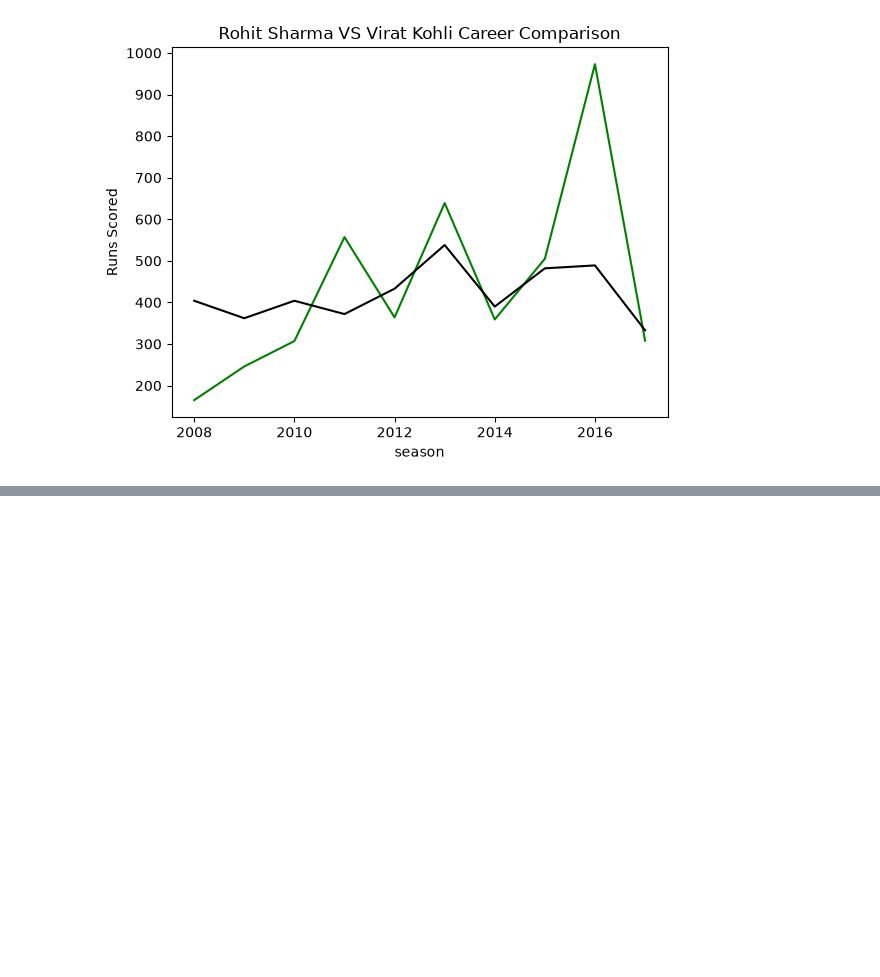
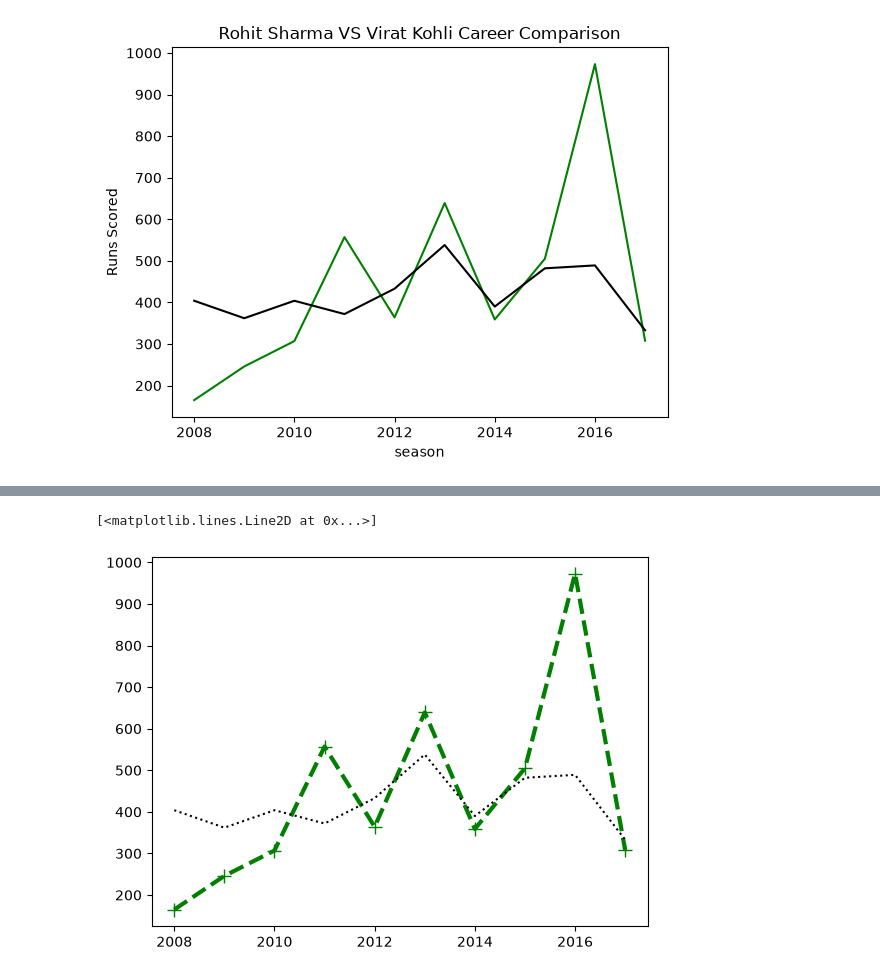
Before and after one commit to MahamFatima01713/Matplotlib_Mastery, a Jupyter notebook: Matplotlib.ipynb, the cells around one changed output, grey strips where cells are left out. Cells and saved outputs as stored; diff of their text form; code cells hidden in the pictures; blank space fills up the shorter version.

```diff
--- a/Matplotlib.ipynb
+++ b/Matplotlib.ipynb
@@ -73,0 +92,9 @@ Text(0, 0.5, 'Runs Scored')
+# %%
+#MARKERS=Points that shows highest or lowest values of an axis.So u can handle the shape of your markers
+# It can be diamond(D), + sign, a "o", a > or < sign
+plt.plot(batsman['index'], batsman['V Kohli'], color='green',linestyle='dashed',linewidth='3',marker='+',markersize='10')
+plt.plot(batsman['index'], batsman['RG Sharma'], color='black',linestyle='dotted')
+#Marker size=>u can change the size of a marker also
+# %% [output]
+[<matplotlib.lines.Line2D at 0x...>]
+[figure, added]
```
Also changed, not shown: parts of 6 cells of this notebook.
